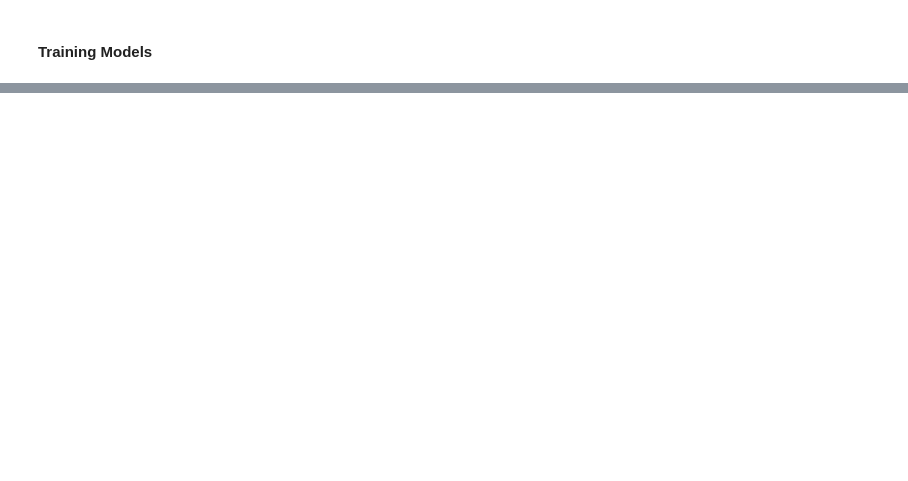
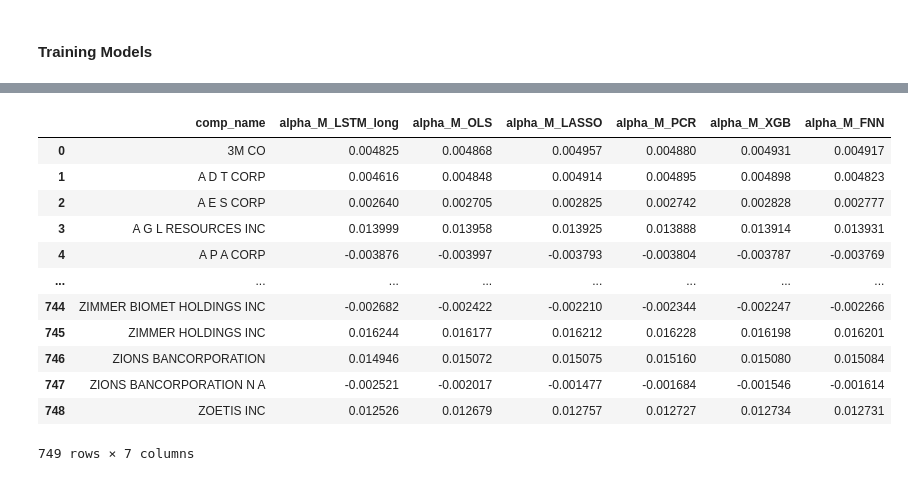
Before and after one commit to nilsberzins/SDF-Research, a Jupyter notebook: SDF-AP Data Current.ipynb, the cells around one changed output, grey strips where cells are left out. Saved outputs shown, nothing was run; the diff lists cells and outputs as text; code cells hidden in the pictures; blank space fills up the shorter version.

Commit message:
Completed Final Calculations and Preliminary Tables

```diff
--- a/SDF-AP Data Current.ipynb
+++ b/SDF-AP Data Current.ipynb
@@ -2238,0 +3145,56 @@ Mean R² - OLS: nan, LASSO: nan, PCR: nan, XGB: nan, FNN: nan
+# %%
+#==============================================================================
+# CALCULATE PRICING ERRORS (ALPHAS) FOR EACH FIRM AND MODEL
+#==============================================================================
+
+print("=" * 70)
+print("CALCULATING PRICING ERRORS (ALPHAS)")
+print("=" * 70)
+
+# Get all SDF kernel columns (exclude 'rexcess')
+sdf_kernel_cols = [col for col in panel_merged.columns if col.startswith('M_')]
+print(f"\nSDF kernel columns: {sdf_kernel_cols}")
+
+# Calculate pricing errors (alphas) for each model
+pricing_errors = []
+
+for col in sdf_kernel_cols:
+    # Reset index to have 'date' and 'comp_name' as columns for easier manipulation
+    tmp = panel_merged.reset_index()[['comp_name', 'rexcess', col]].dropna()
+
+    # Calculate MR (marginal rate): SDF * excess return
+    tmp['MR'] = tmp[col] * tmp['rexcess']
+
+    # Group by firm and calculate mean MR (this is the alpha/pricing error)
+    pe = tmp.groupby('comp_name')['MR'].mean().rename(f'alpha_{col}')
+    pricing_errors.append(pe)
+
+    print(f"\n{col}:")
+    print(f"  Firms with data: {len(pe)}")
+    print(f"  Mean alpha: {pe.mean():.6f}")
+    print(f"  Std alpha: {pe.std():.6f}")
+
+# Concatenate all pricing errors into a single DataFrame
+alphas_df = pd.concat(pricing_errors, axis=1).reset_index()
+
+print(f"\n" + "=" * 70)
+print(f"PRICING ERRORS SUMMARY")
+print("=" * 70)
+print(f"\nFinal alphas DataFrame:")
+print(f"  Shape: {alphas_df.shape}")
+print(f"  Firms: {len(alphas_df)}")
+print(f"\nColumns: {list(alphas_df.columns)}")
+print(f"\nSample of alphas:")
+print(alphas_df.head(10))
+
+# Summary statistics
+print(f"\n" + "=" * 70)
+print("ALPHA SUMMARY STATISTICS")
+print("=" * 70)
+
+alpha_cols = [col for col in alphas_df.columns if col.startswith('alpha_')]
+print("\nAlpha statistics by model:")
+print(alphas_df[alpha_cols].describe())
+
+alphas_df
+# %% [output]
@@ -2238,0 +3218,13 @@ Mean R² - OLS: nan, LASSO: nan, PCR: nan, XGB: nan, FNN: nan
+|  | comp_name | alpha_M_LSTM_long | alpha_M_OLS | alpha_M_LASSO | alpha_M_PCR | alpha_M_XGB | alpha_M_FNN |
+| 0 | 3M CO | 0.004825 | 0.004868 | 0.004957 | 0.004880 | 0.004931 | 0.004917 |
+| 1 | A D T CORP | 0.004616 | 0.004848 | 0.004914 | 0.004895 | 0.004898 | 0.004823 |
+| 2 | A E S CORP | 0.002640 | 0.002705 | 0.002825 | 0.002742 | 0.002828 | 0.002777 |
+| 3 | A G L RESOURCES INC | 0.013999 | 0.013958 | 0.013925 | 0.013888 | 0.013914 | 0.013931 |
+| 4 | A P A CORP | -0.003876 | -0.003997 | -0.003793 | -0.003804 | -0.003787 | -0.003769 |
+| ... | ... | ... | ... | ... | ... | ... | ... |
+| 744 | ZIMMER BIOMET HOLDINGS INC | -0.002682 | -0.002422 | -0.002210 | -0.002344 | -0.002247 | -0.002266 |
+| 745 | ZIMMER HOLDINGS INC | 0.016244 | 0.016177 | 0.016212 | 0.016228 | 0.016198 | 0.016201 |
+| 746 | ZIONS BANCORPORATION | 0.014946 | 0.015072 | 0.015075 | 0.015160 | 0.015080 | 0.015084 |
+| 747 | ZIONS BANCORPORATION N A | -0.002521 | -0.002017 | -0.001477 | -0.001684 | -0.001546 | -0.001614 |
+| 748 | ZOETIS INC | 0.012526 | 0.012679 | 0.012757 | 0.012727 | 0.012734 | 0.012731 |
+749 rows × 7 columns
```
Also changed, not shown: parts of 34 cells of this notebook.
